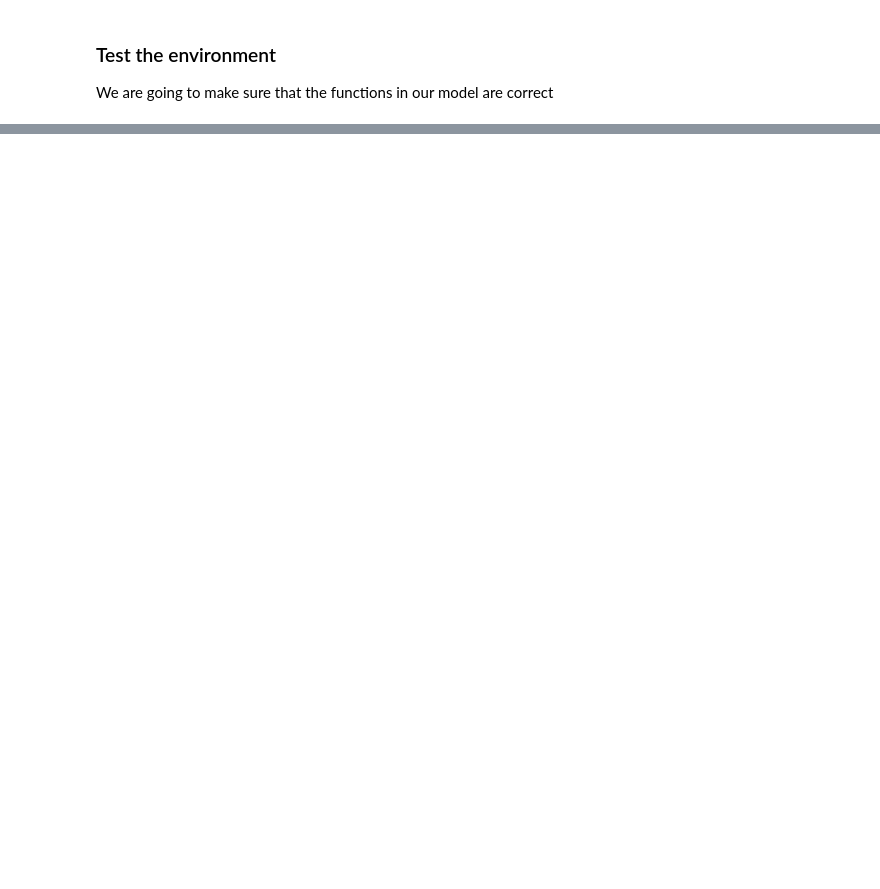
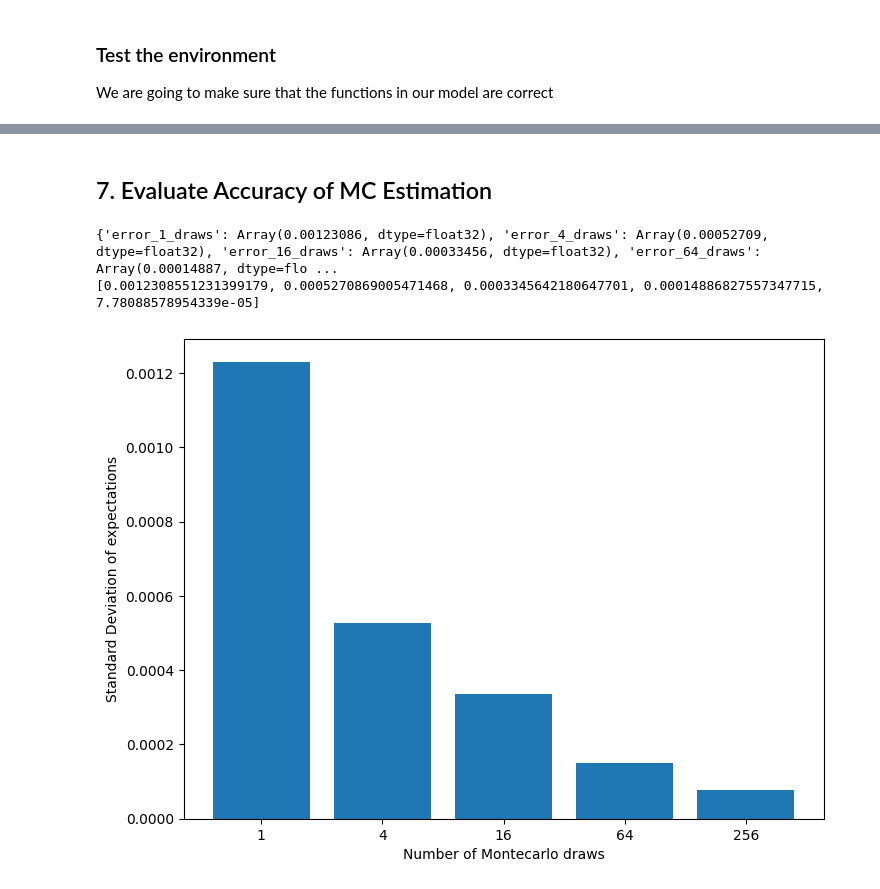
Before and after one commit to MatiasCovarrubias/jaxecon, a Jupyter notebook: DEQN/jaxDEQN.ipynb, the cells around one changed output, grey strips where cells are left out. Saved outputs shown, nothing was run; the diff lists cells and outputs as text; code cells hidden in the pictures; blank space fills up the shorter version.

```diff
--- a/DEQN/jaxDEQN.ipynb
+++ b/DEQN/jaxDEQN.ipynb
@@ -1318,0 +644,52 @@ def get_epoque_learner_fn(
+# %% [markdown]
+## 7. Evaluate Accuracy of MC Estimation
+# %%
+# evaluate montecarlo estimation of expectation
+env = Model()
+rng_mc = random.PRNGKey(0)
+params_test = final_train_state.params # Choose parameteres to test
+nn_policy_test = final_train_state.apply_fn
+
+def get_expectation_fn(nn_policy, params, env):
+  def expectation(n_draws, rng,  obs):
+    policy = nn_policy(params, obs)
+    mc_obs = env.mc_shocks(rng, mc_draws=n_draws)
+    mc_nextobs = jax.vmap(env.step, in_axes=(None, None,0))(obs, policy, mc_obs)
+    mc_nextpols = nn_policy(params,jnp.stack(mc_nextobs))
+    exp = jnp.mean(jax.vmap(env.expect_realization)(mc_nextobs, mc_nextpols))
+    return exp
+  return expectation
+
+rng_mc, *mc_rngs = jax.random.split(rng_mc, 100 + 1)
+
+# obs_list = list(obs_quantiles)
+obs_list = [env.initial_obs(rng_mc)]
+n_draws_list = [1,4,16,64,256]
+# n_draws_list = [500, 1000]
+rng_list =list(mc_rngs)
+
+mc_explist = {n_draws_list[i]: [] for i in range(len(n_draws_list))}
+mc_error = {f"error_{n_draws_list[i]}_draws": [] for i in range(len(n_draws_list))}
+for i in range(len(n_draws_list)):
+  for j in range(len(rng_list)):
+    for k in range(len(obs_list)):
+      # exp_jitted = jax.jit(get_expectation_fn(nn_forward, params, env)).lower(n_draws_list[i], rng_list[j], obs_list[k]).compile
+      mc_explist[n_draws_list[i]].append(get_expectation_fn(nn_policy_test, params_test, env)(n_draws_list[i], rng_list[j],  obs_list[k]))
+      # mc_eval[(i,j,k)] = exp_jitted(n_draws_list[i], rng_list[j],  obs_list[k])
+  mc_error[f"error_{n_draws_list[i]}_draws"] = jnp.std(jnp.array(mc_explist[n_draws_list[i]]))
+print(mc_error)
+
+error_list = [float(mc_error[f"error_{n_draws_list[i]}_draws"]) for i in range(len(n_draws_list))]
+print(error_list)
+n_drawsstr_list = [str(n_draws_list[i]) for i in range(len(n_draws_list))]
+fig = plt.figure()
+ax = fig.add_axes([0,0,1,1])
+ax.bar(n_drawsstr_list, error_list)
+plt.xlabel('Number of Montecarlo draws')
+plt.ylabel('Standard Deviation of expectations')
+# plt.show
+fig.savefig(config['working_dir']+config['run_name']+'/mc_eval.jpg', bbox_inches="tight", pad_inches=1)
+# %% [output]
+{'error_1_draws': Array(0.00123086, dtype=float32), 'error_4_draws': Array(0.00052709, dtype=float32), 'error_16_draws': Array(0.00033456, dtype=float32), 'error_64_draws': Array(0.00014887, dtype=flo ...
+[0.0012308551231399179, 0.0005270869005471468, 0.0003345642180647701, 0.00014886827557347715, 7.78088578954339e-05]
+[figure, added]
```
Also changed, not shown: parts of 55 cells of this notebook.
